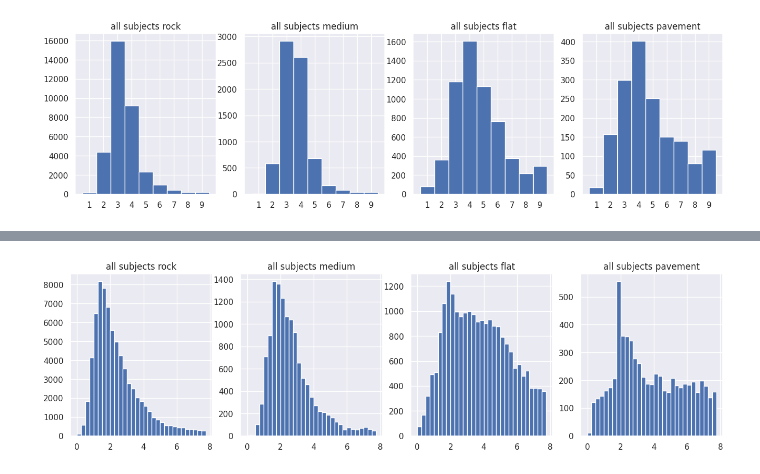
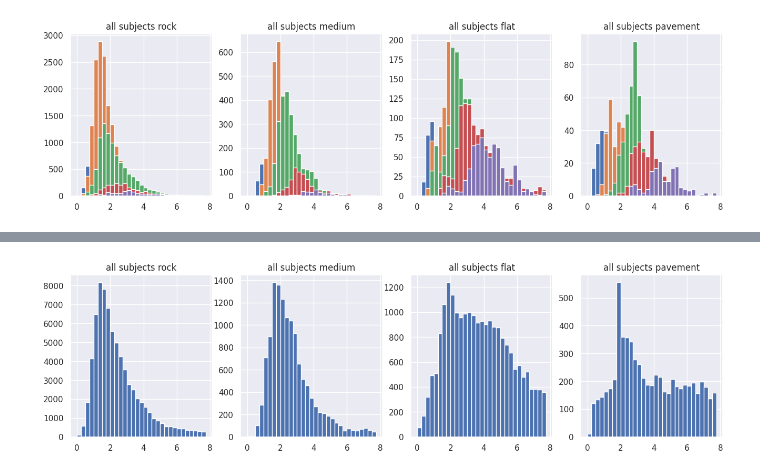
Before and after one commit to BonnenLab/visualize-skelly-laser-environment, a Jupyter notebook: fixation-histograms.ipynb, the cells around one changed output, grey strips where cells are left out. Drawn from its saved outputs; the diff is of its cells as text; code cells hidden in the pictures.

```diff
--- a/fixation-histograms.ipynb
+++ b/fixation-histograms.ipynb
@@ -9,11 +9,11 @@ from scipy.spatial import distance
 from functools import reduce
 from operator import concat
 import glob
-
+import json
 import pandas as pd
 
 import seaborn as sns
-sns.set_theme()
+# sns.set_theme()
 # %%
 
 def find_walks_with_type(ID,walktype):
@@ -78,19 +78,28 @@ def perform_relative_foothold_analysis(subj,walk_type):
     walkNum = find_walks_with_type(subj,walk_type)
     footholds,gazeGround,skeletons,hips = load_data(subj,walkNum)
 
+    with open(f'/N/project/berkeley_walking/BerkeleyData/legLength.json', "r") as f:
+        ll = json.load(f)
+        leg_length = float(ll[f's{subj}'])/100 # convert from cm to m
+
+
     # calculating relative foothold information for these walks
     gaze_distances = []
+    gaze_distances_leg = []
     relative_footholds = []
     for fholds,gaze,hip_location in zip(footholds,gazeGround,hips):
         rfholds,gdist,_,_ = find_rel_foothold_fixation(fholds,gaze,hip_location)
         gaze_distances.append(gdist)
         relative_footholds.append(rfholds)
+        gaze_distances_leg.append(gdist/leg_length)
+
 
     gaze_distances = np.concatenate(gaze_distances)
     relative_footholds = np.concatenate(relative_footholds)
-    return gaze_distances, relative_footholds
+    gaze_distances_leg = np.concatenate(gaze_distances_leg)
+    return gaze_distances, relative_footholds, gaze_distances_leg
 # %%
-gaze_distances, relative_footholds = perform_relative_foothold_analysis(3,'rock')
+gaze_distances, relative_footholds, gaze_distances_leg = perform_relative_foothold_analysis(3,'rock')
 
 # step histogram (where people look relative to their steps)
 plt.hist(relative_footholds, bins= np.arange(np.nanmin(relative_footholds)-.95,
@@ -112,14 +121,17 @@ for ii in range(1,6):
 terrain_types = ['rock','medium','flat','pavement']
 steps = {}
 distances = {}
+distances_leg = {}
 
 for terrain in terrain_types:
     steps[terrain] = []
     distances[terrain] = []
+    distances_leg[terrain] = []
     for x in range(3,11):
-        gaze_distances, relative_footholds = perform_relative_foothold_analysis(x,terrain)
+        gaze_distances, relative_footholds, gaze_distances_leg = perform_relative_foothold_analysis(x,terrain)
         steps[terrain].append(relative_footholds)
         distances[terrain].append(gaze_distances)
+        distances_leg[terrain].append(gaze_distances_leg)
 # %%
 def plot_par(rows,cols,n,steps):
     plt.subplot(rows,cols,n)
@@ -144,14 +196,17 @@ plt.show()
 # %%
 plt.figure(figsize=(16,4))
+
+# NEED TO NORMALIZE BY LEG LENGTH!!!
 
 for n,terrain in enumerate(terrain_types):
 
     plt.subplot(1,4,n+1)
     all_steps = np.concatenate(steps[terrain])
-    plt.hist(all_steps, bins= np.arange(10), align = 'right', rwidth = 1.88)
-    plt.xlim(0,10)
-    plt.xticks(np.arange(1,10,1))
+    all_distances = np.concatenate(distances_leg[terrain])
+    for ii in range(1,6):
+        plt.hist(all_distances[all_steps==ii],bins= np.arange(0,8,.25),density=False)
+
     plt.title(f'all subjects {terrain}')
-    plt.show()
+plt.show()
 # %% [output]
-[figure, old version]
+[figure, new version]
```
Also changed, not shown: parts of 5 cells of this notebook, 6 other files.
